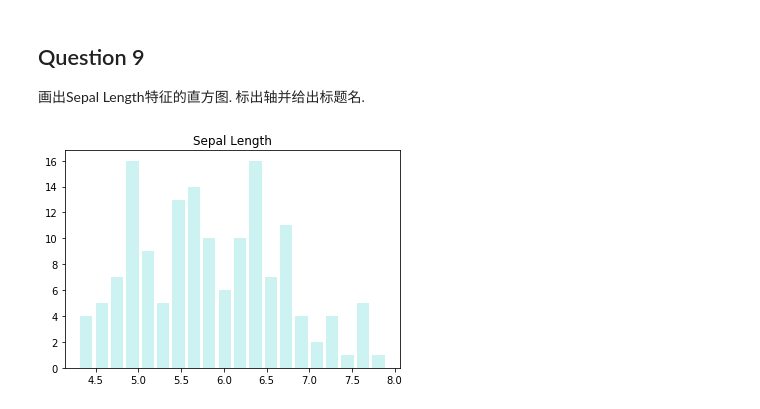
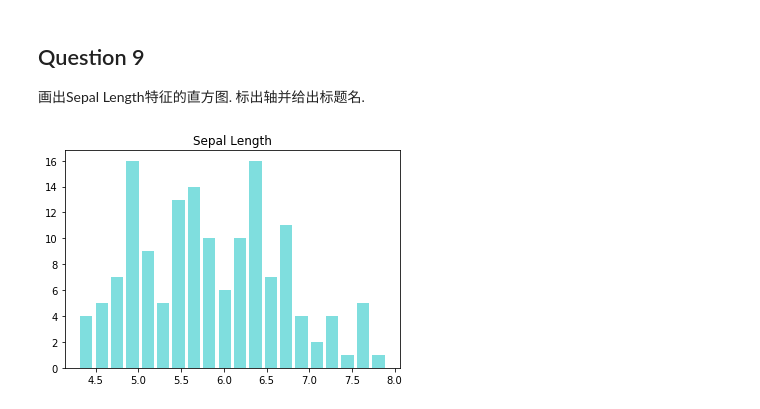
Before and after one commit to GamerNoTitle/Anaconda-and-Function, a Jupyter notebook: Pandas & Matplotlib - Finished.ipynb, the cells around one changed output. Saved outputs shown, nothing was run; the diff lists cells and outputs as text; code cells hidden in the pictures.

Commit message:
Changed the alpha of question 9

```diff
--- a/Pandas & Matplotlib - Finished.ipynb
+++ b/Pandas & Matplotlib - Finished.ipynb
@@ -158,8 +158,8 @@ plt.show()
 
 画出Sepal Length特征的直方图. 标出轴并给出标题名.
 # %%
-plt.hist(data.sepal_length,bins=20,color='c',rwidth=0.8,alpha=0.2)
+plt.hist(data.sepal_length,bins=20,color='c',rwidth=0.8,alpha=0.5)
 plt.title('Sepal Length')
 plt.show()
 # %% [output]
-[figure, old version]
+[figure, new version]
```
